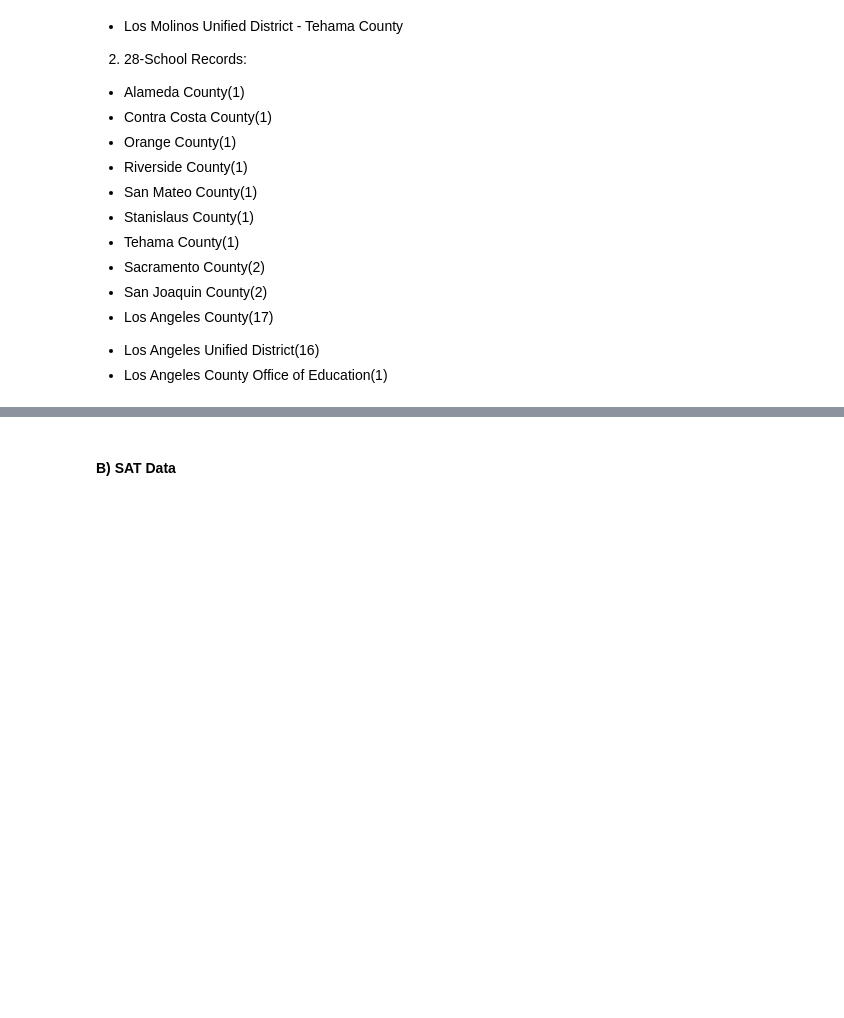
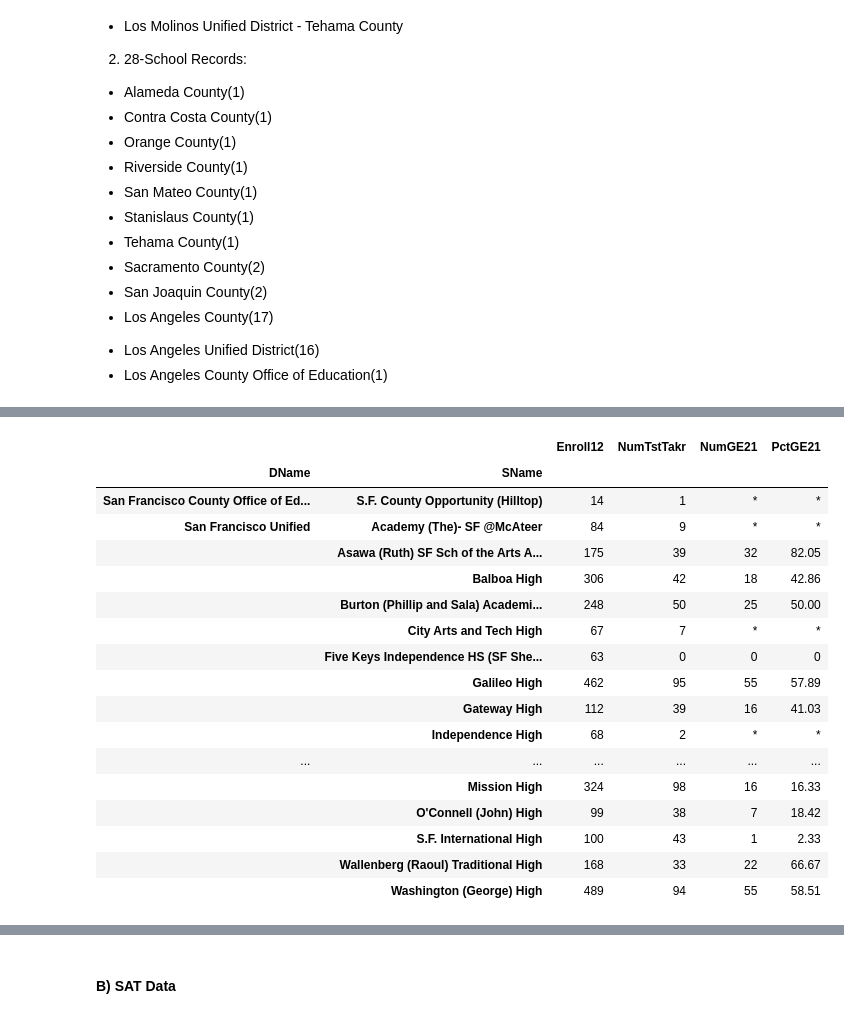
Before and after one commit to griffinbran/Equitable-Education-Affects-on-College-Entrance-Exam-Performance, a Jupyter notebook: Code/Notebook-01-Data-Import-and-Cleaning.ipynb, the cells around one changed output, grey strips where cells are left out. Saved outputs shown, nothing was run; the diff lists cells and outputs as text; code cells hidden in the pictures; blank space fills up the shorter version.

```diff
--- a/Code/Notebook-01-Data-Import-and-Cleaning.ipynb
+++ b/Code/Notebook-01-Data-Import-and-Cleaning.ipynb
@@ -100,3 +175,28 @@ school[school['CName']=='San Mateo'].groupby('DName').count()
+# %%
+county_name = 'San Francisco'
+school[school['CName']==county_name].groupby(['DName','SName']).agg({'Enroll12': sum,
+                                                                     'NumTstTakr': sum,
+                                                                     'NumGE21': sum,
+                                                                     'PctGE21': sum})
+# %% [output]
+|  |  | Enroll12 | NumTstTakr | NumGE21 | PctGE21 |
+| DName | SName |  |  |  |  |
+| San Francisco County Office of Ed... | S.F. County Opportunity (Hilltop) | 14 | 1 | * | * |
+| San Francisco Unified | Academy (The)- SF @McAteer | 84 | 9 | * | * |
+|  | Asawa (Ruth) SF Sch of the Arts A... | 175 | 39 | 32 | 82.05 |
+|  | Balboa High | 306 | 42 | 18 | 42.86 |
+|  | Burton (Phillip and Sala) Academi... | 248 | 50 | 25 | 50.00 |
+|  | City Arts and Tech High | 67 | 7 | * | * |
+|  | Five Keys Independence HS (SF She... | 63 | 0 | 0 | 0 |
+|  | Galileo High | 462 | 95 | 55 | 57.89 |
+|  | Gateway High | 112 | 39 | 16 | 41.03 |
+|  | Independence High | 68 | 2 | * | * |
+| ... | ... | ... | ... | ... | ... |
+|  | Mission High | 324 | 98 | 16 | 16.33 |
+|  | O'Connell (John) High | 99 | 38 | 7 | 18.42 |
+|  | S.F. International High | 100 | 43 | 1 | 2.33 |
+|  | Wallenberg (Raoul) Traditional High | 168 | 33 | 22 | 66.67 |
+|  | Washington (George) High | 489 | 94 | 55 | 58.51 |
 # %%
 school[(school['DName']=='Sequoia Union High')|(school['DName']=='Ravenswood City Elementary')]
 # %% [output]
```
Also changed, not shown: parts of 5 cells of this notebook, 1 other file.
